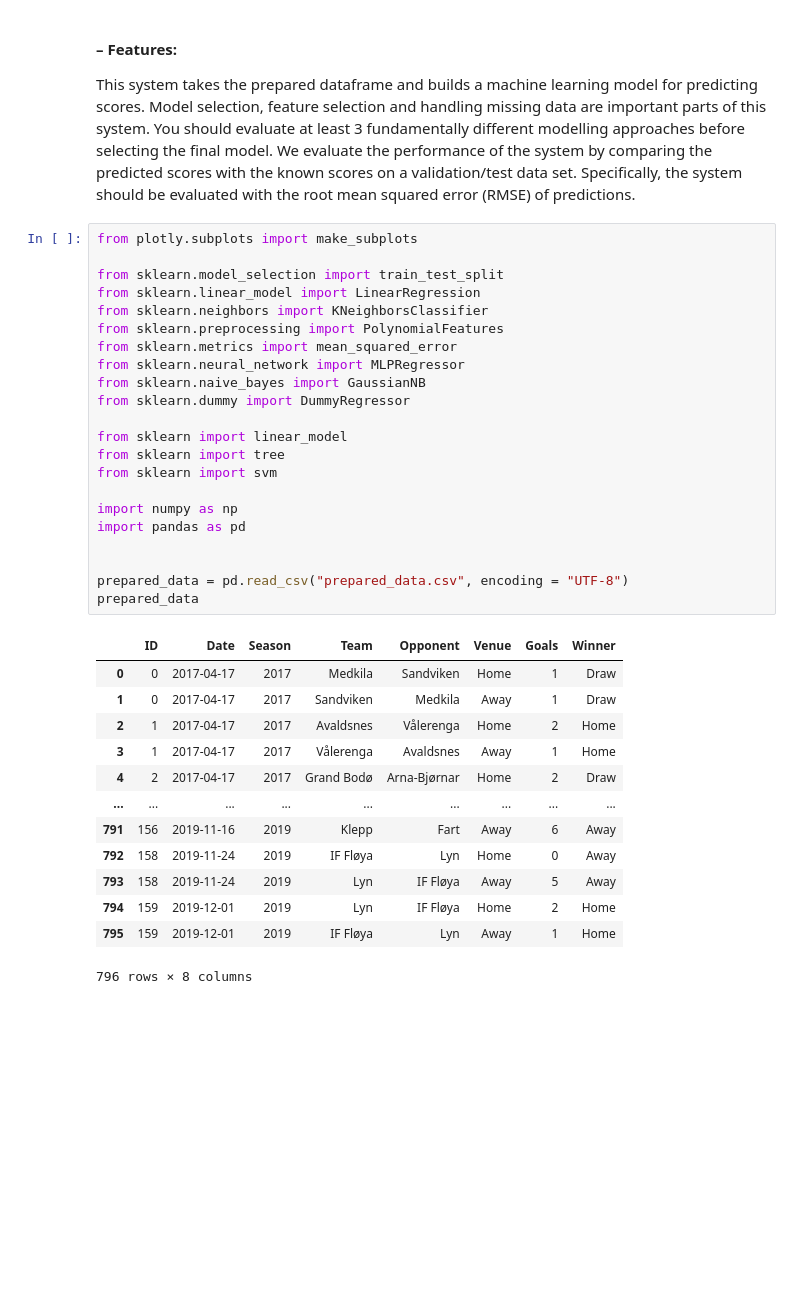
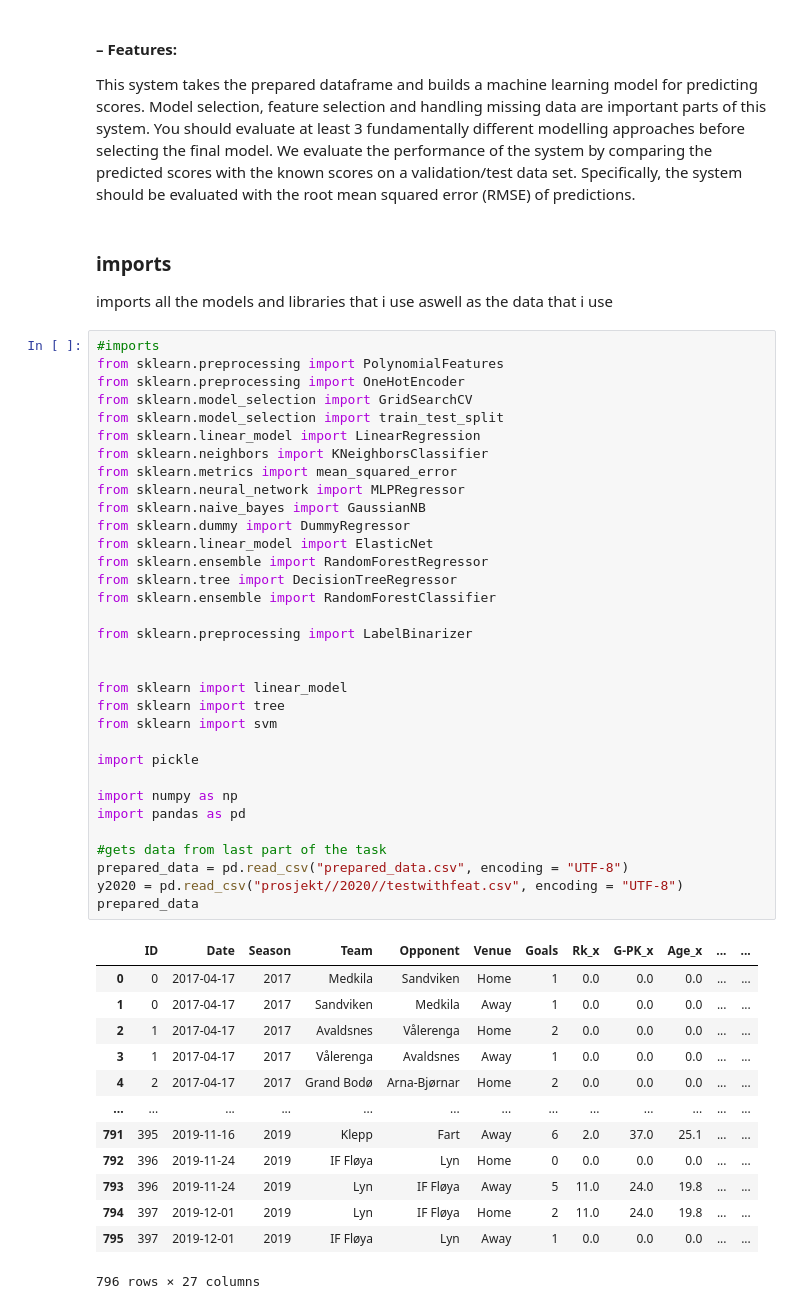
Before and after one commit to tobbensol/Football-Result-Prediction, a Jupyter notebook: Model.ipynb, the cells around one changed output. Drawn from its saved outputs; the diff is of its cells as text; blank space fills up the shorter version.

```diff
--- a/Model.ipynb
+++ b/Model.ipynb
@@ -13,39 +13,53 @@ modelling approaches before selecting the final model. We evaluate the performan
 system by comparing the predicted scores with the known scores on a validation/test data
 set. Specifically, the system should be evaluated with the root mean squared error (RMSE)
 of predictions.
+# %% [markdown]
+### imports
+imports all the models and libraries that i use aswell as the data that i use
 # %%
-from plotly.subplots import make_subplots
-
+#imports
+from sklearn.preprocessing import PolynomialFeatures
+from sklearn.preprocessing import OneHotEncoder
+from sklearn.model_selection import GridSearchCV
 from sklearn.model_selection import train_test_split
 from sklearn.linear_model import LinearRegression
 from sklearn.neighbors import KNeighborsClassifier
-from sklearn.preprocessing import PolynomialFeatures
 from sklearn.metrics import mean_squared_error
 from sklearn.neural_network import MLPRegressor
 from sklearn.naive_bayes import GaussianNB
 from sklearn.dummy import DummyRegressor
+from sklearn.linear_model import ElasticNet
+from sklearn.ensemble import RandomForestRegressor
+from sklearn.tree import DecisionTreeRegressor
+from sklearn.ensemble import RandomForestClassifier
+
+from sklearn.preprocessing import LabelBinarizer
+
 
 from sklearn import linear_model
 from sklearn import tree
 from sklearn import svm
 
+import pickle
+
 import numpy as np
 import pandas as pd
 
-
+#gets data from last part of the task
 prepared_data = pd.read_csv("prepared_data.csv", encoding = "UTF-8")
+y2020 = pd.read_csv("prosjekt//2020//testwithfeat.csv", encoding = "UTF-8")
 prepared_data
 # %% [output]
-|  | ID | Date | Season | Team | Opponent | Venue | Goals | Winner |
-| 0 | 0 | 2017-04-17 | 2017 | Medkila | Sandviken | Home | 1 | Draw |
-| 1 | 0 | 2017-04-17 | 2017 | Sandviken | Medkila | Away | 1 | Draw |
-| 2 | 1 | 2017-04-17 | 2017 | Avaldsnes | Vålerenga | Home | 2 | Home |
-| 3 | 1 | 2017-04-17 | 2017 | Vålerenga | Avaldsnes | Away | 1 | Home |
-| 4 | 2 | 2017-04-17 | 2017 | Grand Bodø | Arna-Bjørnar | Home | 2 | Draw |
-| ... | ... | ... | ... | ... | ... | ... | ... | ... |
-| 791 | 156 | 2019-11-16 | 2019 | Klepp | Fart | Away | 6 | Away |
-| 792 | 158 | 2019-11-24 | 2019 | IF Fløya | Lyn | Home | 0 | Away |
-| 793 | 158 | 2019-11-24 | 2019 | Lyn | IF Fløya | Away | 5 | Away |
-| 794 | 159 | 2019-12-01 | 2019 | Lyn | IF Fløya | Home | 2 | Home |
-| 795 | 159 | 2019-12-01 | 2019 | IF Fløya | Lyn | Away | 1 | Home |
+|  | ID | Date | Season | Team | Opponent | Venue | Goals | Rk_x | G-PK_x | Age_x | ... | ... |
+| 0 | 0 | 2017-04-17 | 2017 | Medkila | Sandviken | Home | 1 | 0.0 | 0.0 | 0.0 | ... | ... |
+| 1 | 0 | 2017-04-17 | 2017 | Sandviken | Medkila | Away | 1 | 0.0 | 0.0 | 0.0 | ... | ... |
+| 2 | 1 | 2017-04-17 | 2017 | Avaldsnes | Vålerenga | Home | 2 | 0.0 | 0.0 | 0.0 | ... | ... |
+| 3 | 1 | 2017-04-17 | 2017 | Vålerenga | Avaldsnes | Away | 1 | 0.0 | 0.0 | 0.0 | ... | ... |
+| 4 | 2 | 2017-04-17 | 2017 | Grand Bodø | Arna-Bjørnar | Home | 2 | 0.0 | 0.0 | 0.0 | ... | ... |
+| ... | ... | ... | ... | ... | ... | ... | ... | ... | ... | ... | ... | ... |
+| 791 | 395 | 2019-11-16 | 2019 | Klepp | Fart | Away | 6 | 2.0 | 37.0 | 25.1 | ... | ... |
+| 792 | 396 | 2019-11-24 | 2019 | IF Fløya | Lyn | Home | 0 | 0.0 | 0.0 | 0.0 | ... | ... |
+| 793 | 396 | 2019-11-24 | 2019 | Lyn | IF Fløya | Away | 5 | 11.0 | 24.0 | 19.8 | ... | ... |
+| 794 | 397 | 2019-12-01 | 2019 | Lyn | IF Fløya | Home | 2 | 11.0 | 24.0 | 19.8 | ... | ... |
+| 795 | 397 | 2019-12-01 | 2019 | IF Fløya | Lyn | Away | 1 | 0.0 | 0.0 | 0.0 | ... | ... |
-796 rows × 8 columns
+796 rows × 27 columns
```
Also changed, not shown: parts of 28 cells of this notebook, 6 other files.
